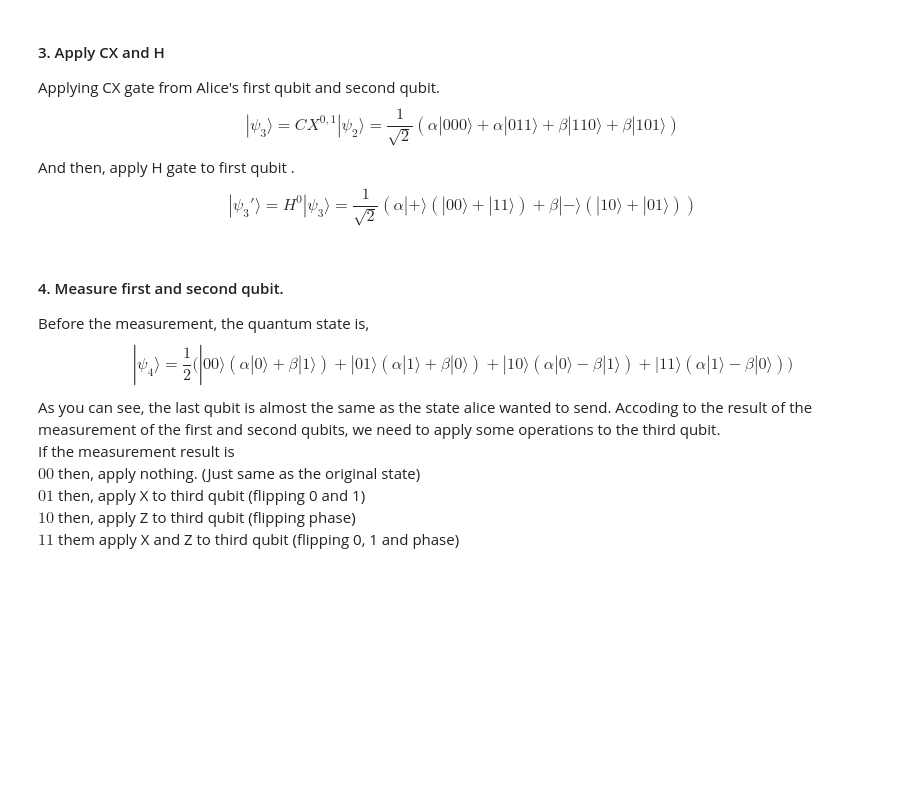
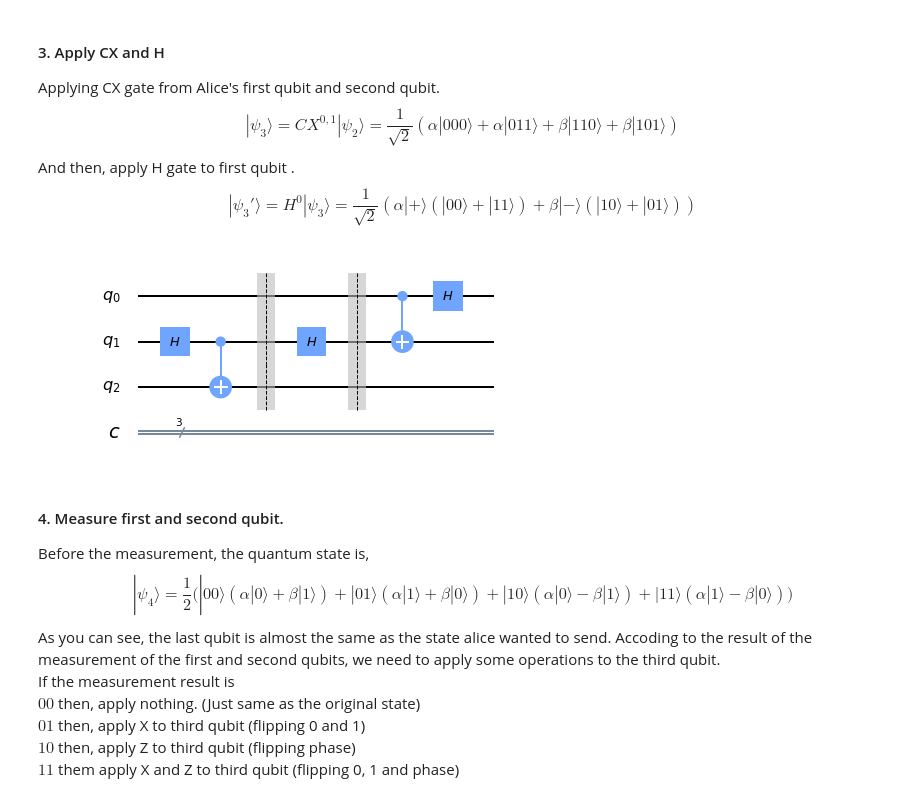
Before and after one commit to Chibikuri/Assignment, a Jupyter notebook: 3.teleportation/Notebook.ipynb, the cells around one changed output. Cells and saved outputs as stored; diff of their text form; code cells hidden in the pictures; blank space fills up the shorter version.

```diff
--- a/3.teleportation/Notebook.ipynb
+++ b/3.teleportation/Notebook.ipynb
@@ -31,6 +53,13 @@ Applying CX gate from Alice's first qubit and second qubit.
 $$|\psi_3\rangle = CX^{0, 1}|\psi_2\rangle  = \frac{1}{\sqrt{2}}(\alpha|000\rangle + \alpha|011\rangle+\beta|110\rangle+\beta|101\rangle)$$
 And then, apply H gate to first qubit .
 $$|\psi_3'\rangle = H^0|\psi_3\rangle  = \frac{1}{\sqrt{2}}(\alpha|+\rangle(|00\rangle +|11\rangle)+\beta|-\rangle(|10\rangle+|01\rangle))$$
+# %%
+qc.barrier()
+qc.cx(0,1)
+qc.h(0)
+display(qc.draw(output = 'mpl'))
+# %% [output]
+[figure, added]
 # %% [markdown]
 #### 4. Measure first and second qubit.
 Before the measurement, the quantum state is,
```
Also changed, not shown: parts of 5 cells of this notebook.
